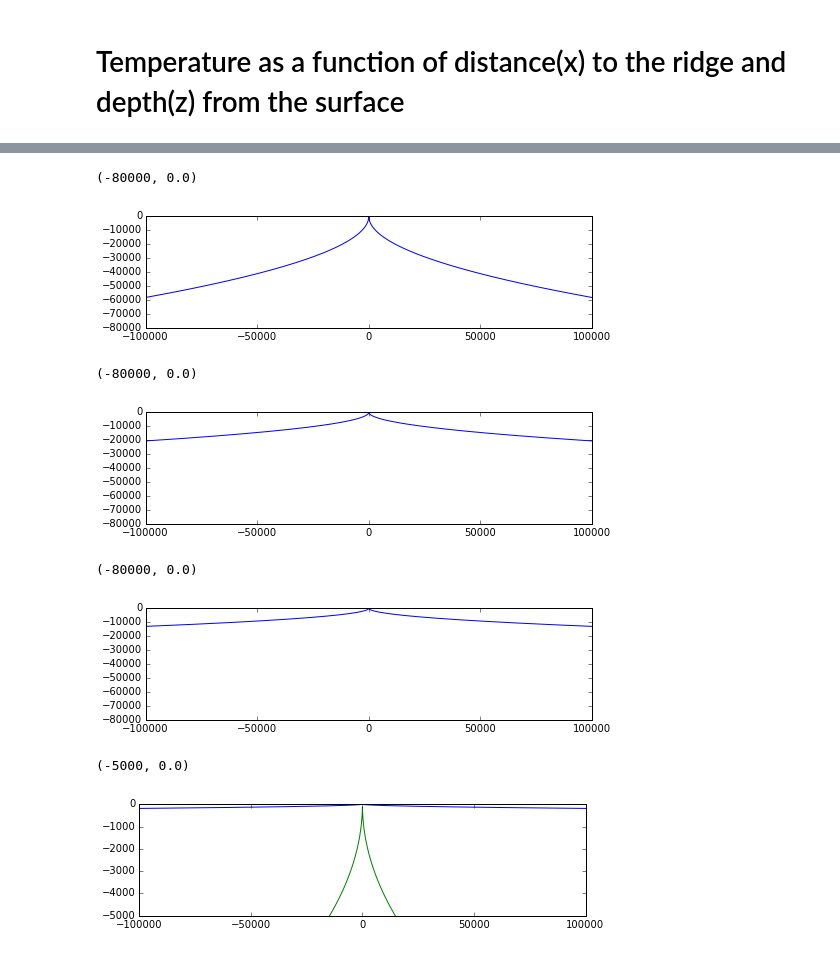
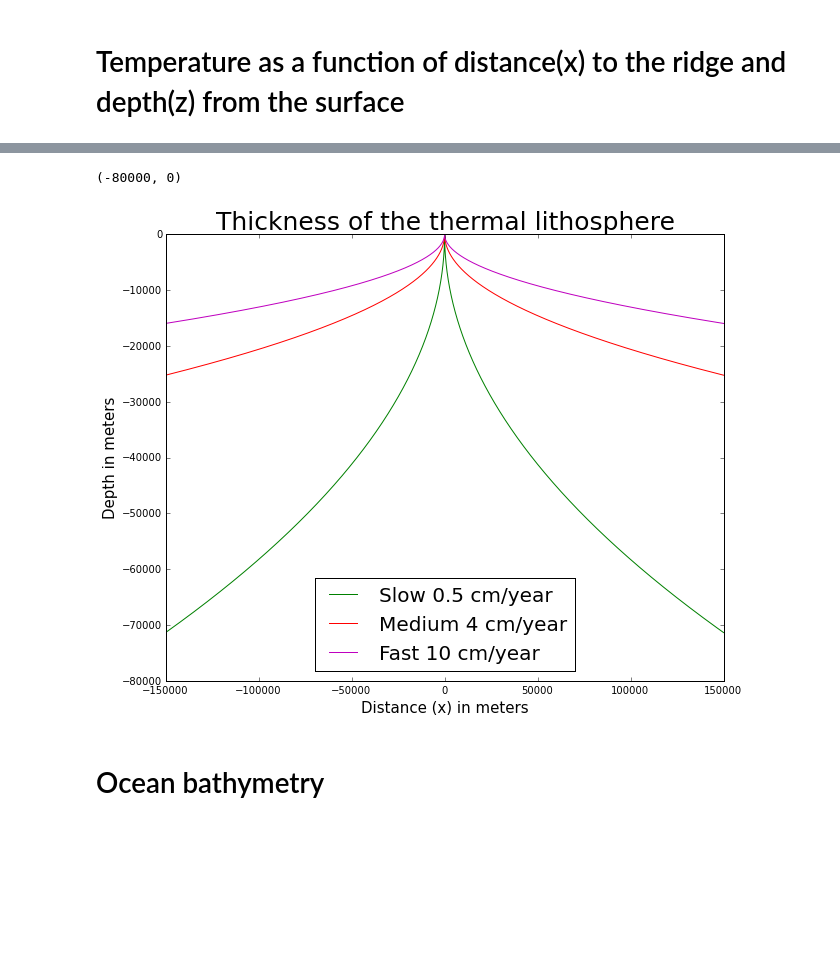
Before and after one commit to SbastianGarzon/Geodynamics, a Jupyter notebook: OceanicPlates/oceanicPlates.ipynb, the cells around one changed output, grey strips where cells are left out. Drawn from its saved outputs; the diff is of its cells as text; code cells hidden in the pictures; blank space fills up the shorter version.

```diff
--- a/OceanicPlates/oceanicPlates.ipynb
+++ b/OceanicPlates/oceanicPlates.ipynb
@@ -59,28 +63,22 @@ cb.set_label('Temperature in k')
 def yBL(x,v): #x en m, v en cm/yr
     y=-2.32*sqrt(k*abs(x)/(v/(100*365*24*3600)))
     return y
-# %%
-x5=linspace(-100000,100000,10000)
-figure(figsize=(8,2))
-plot(x5,yBL(x5,0.5))
-ylim(-80000)
-# %% [output]
-(-80000, 0.0)
-[figure, removed]
-# %%
-figure(figsize=(8,2))
-plot(x5,yBL(x5,4))
-ylim(-80000)
-# %% [output]
-(-80000, 0.0)
-[figure, removed]
-# %%
-figure(figsize=(8,2))
-plot(x5,yBL(x5,10))
-ylim(-80000)
-# %% [output]
-(-80000, 0.0)
-[figure, removed]
+# %%
+x5=linspace(-150000,150000,10000)
+figure(figsize=(10,8))
+plot(x5,yBL(x5,0.5),c='g',label=r'Slow 0.5 cm/year')
+plot(x5,yBL(x5,4),c='r',label=r'Medium 4 cm/year')
+plot(x5,yBL(x5,10),c='m',label=r'Fast 10 cm/year')
+title("Thickness of the thermal lithosphere",fontsize=25)
+xlabel('Distance (x) in meters', fontsize=15)
+ylabel('Depth in meters', fontsize=15)
+legend(fontsize=20, loc='lower center')
+ylim(-80000,0)
+# %% [output]
+(-80000, 0)
+[figure, added]
+# %% [markdown]
+# Ocean bathymetry
 # %%
 rhom=3300 #kg/m^3
 rhow=1000 #kg/m^3
@@ -89,11 +87,3 @@ deltaT=1300
 def water(x,v): #x en m, v en cm/yr
     w=(-rhom/(rhom-rhow))*alpha*deltaT*2*sqrt(k*abs(x)/(v/(100*365*24*3600)))/sqrt(pi)
     return w
-# %%
-figure(figsize=(8,2))
-plot(x5,water(x5,10))
-plot(x5,yBL(x5,10))
-ylim(-5000)
-# %% [output]
-(-5000, 0.0)
-[figure, removed]
```
Also changed, not shown: parts of 11 cells of this notebook.
